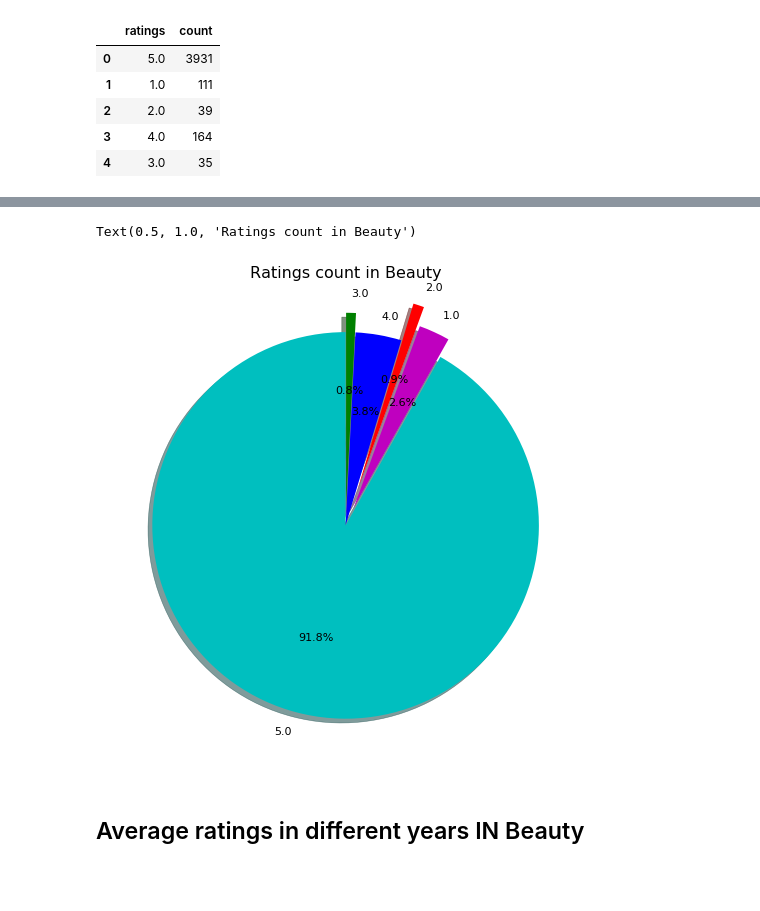
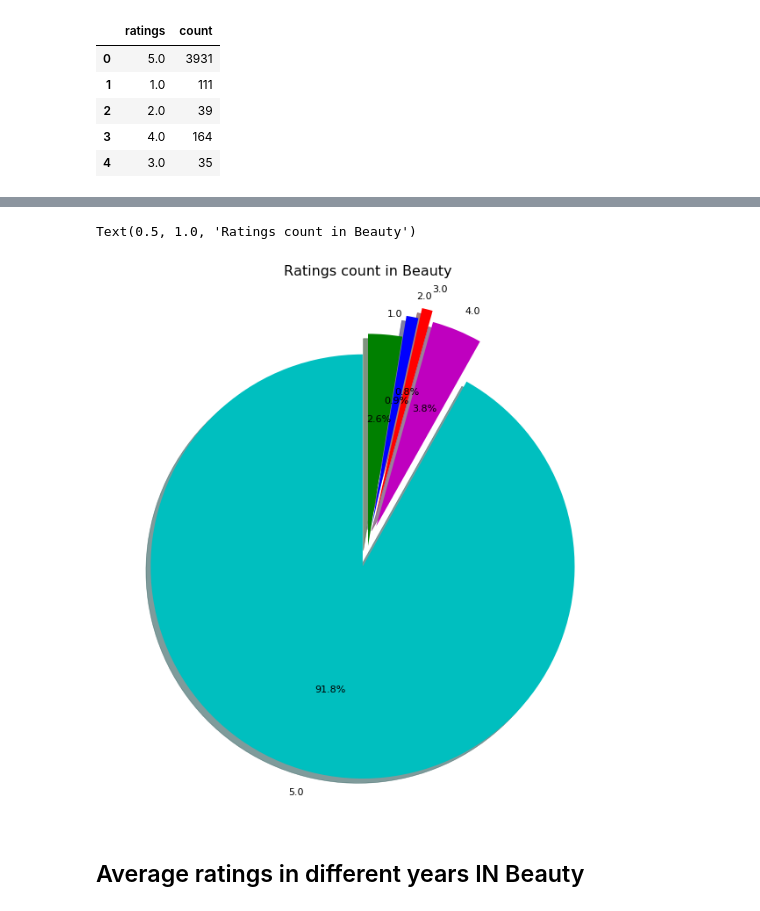
Before and after one commit to Nicole-LijuanChen/Patterns-in-Amazon-customer-ratings, a Jupyter notebook: data-cleaning.ipynb, the cells around one changed output, grey strips where cells are left out. Saved outputs shown, nothing was run; the diff lists cells and outputs as text; code cells hidden in the pictures; blank space fills up the shorter version.

```diff
--- a/data-cleaning.ipynb
+++ b/data-cleaning.ipynb
@@ -120,3 +120,6 @@ df_cnt_beauty
 | 2 | 2.0 | 39 |
 | 3 | 4.0 | 164 |
 | 4 | 3.0 | 35 |
+# %%
+df_cnt_beauty = df_cnt_beauty.sort_values(by=['ratings'],ascending=False)
+df_cnt_beauty
@@ -123,21 +133,21 @@ df_cnt_beauty
 # %%
-fig, ax = plt.subplots(figsize=(14, 8), dpi=80)
+fig, ax = plt.subplots(figsize=(14, 10), dpi=80)
 labels = df_cnt_beauty['ratings'].values
 sizes  = df_cnt_beauty['count'].values
 cols = ['c','m','r','b','g']
 # ax.bar(df_ratings['ratings'],df_ratings['count'])
 ax.pie(sizes,
         labels=labels,
         startangle=90,
         shadow= True,
         colors=cols,
-        explode=(0,0.1,0.2,0,0.1),
+        explode=(0.1,0.1,0.15,0.1,0),
         autopct='%1.1f%%')
 
 ax.set_title("Ratings count in Beauty")
 # %% [output]
 Text(0.5, 1.0, 'Ratings count in Beauty')
-[figure, old version]
+[figure, new version]
 # %% [markdown]
 ## Average ratings in different years IN Beauty
 # %%
```
Also changed, not shown: parts of 6 cells of this notebook.
